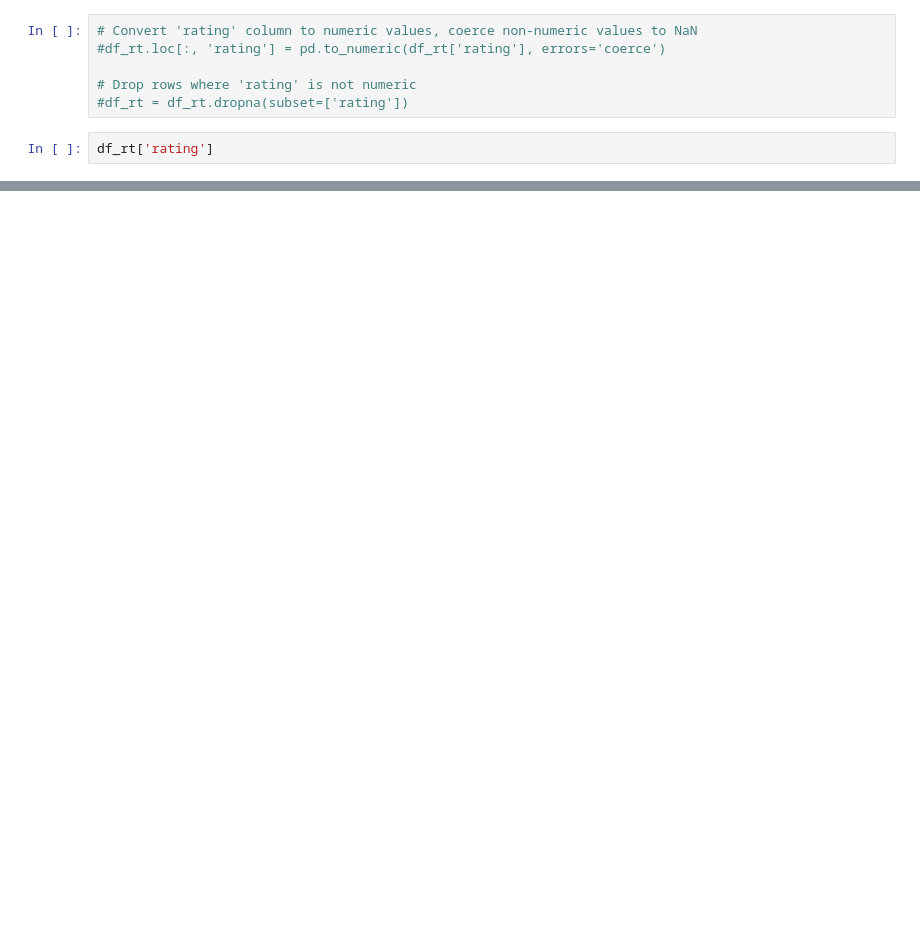
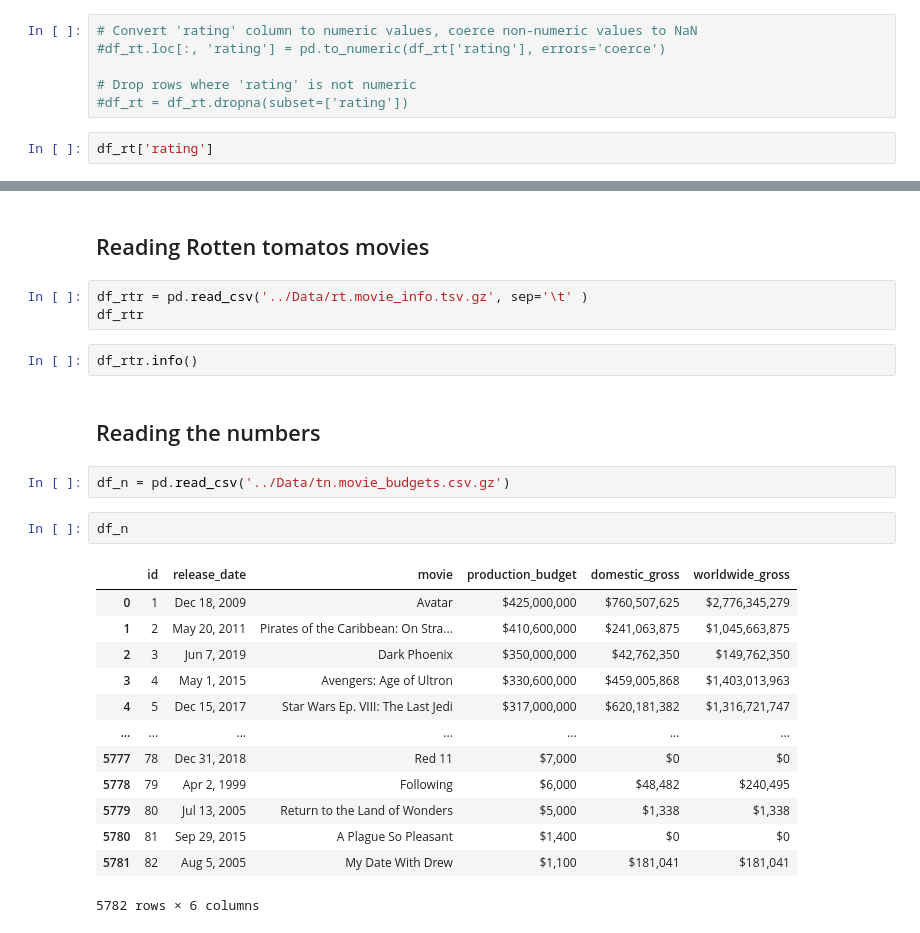
Before and after one commit to pyamin1878/Movie-Project, a Jupyter notebook: Notebooks/student_working_notebook-juvenson.ipynb, the cells around one changed output, grey strips where cells are left out. Cells and saved outputs as stored; diff of their text form; blank space fills up the shorter version.

```diff
--- a/Notebooks/student_working_notebook-juvenson.ipynb
+++ b/Notebooks/student_working_notebook-juvenson.ipynb
@@ -676,0 +472,27 @@ df[df.duplicated()]
+# %% [markdown]
+## Reading Rotten tomatos movies
+# %%
+df_rtr = pd.read_csv('../Data/rt.movie_info.tsv.gz', sep='\t' )
+df_rtr
+# %%
+df_rtr.info()
+# %% [markdown]
+## Reading the numbers
+# %%
+df_n = pd.read_csv('../Data/tn.movie_budgets.csv.gz')
+# %%
+df_n
+# %% [output]
+|  | id | release_date | movie | production_budget | domestic_gross | worldwide_gross |
+| 0 | 1 | Dec 18, 2009 | Avatar | $425,000,000 | $760,507,625 | $2,776,345,279 |
+| 1 | 2 | May 20, 2011 | Pirates of the Caribbean: On Stra... | $410,600,000 | $241,063,875 | $1,045,663,875 |
+| 2 | 3 | Jun 7, 2019 | Dark Phoenix | $350,000,000 | $42,762,350 | $149,762,350 |
+| 3 | 4 | May 1, 2015 | Avengers: Age of Ultron | $330,600,000 | $459,005,868 | $1,403,013,963 |
+| 4 | 5 | Dec 15, 2017 | Star Wars Ep. VIII: The Last Jedi | $317,000,000 | $620,181,382 | $1,316,721,747 |
+| ... | ... | ... | ... | ... | ... | ... |
+| 5777 | 78 | Dec 31, 2018 | Red 11 | $7,000 | $0 | $0 |
+| 5778 | 79 | Apr 2, 1999 | Following | $6,000 | $48,482 | $240,495 |
+| 5779 | 80 | Jul 13, 2005 | Return to the Land of Wonders | $5,000 | $1,338 | $1,338 |
+| 5780 | 81 | Sep 29, 2015 | A Plague So Pleasant | $1,400 | $0 | $0 |
+| 5781 | 82 | Aug 5, 2005 | My Date With Drew | $1,100 | $181,041 | $181,041 |
+5782 rows × 6 columns
```
Also changed, not shown: parts of 32 cells of this notebook.
